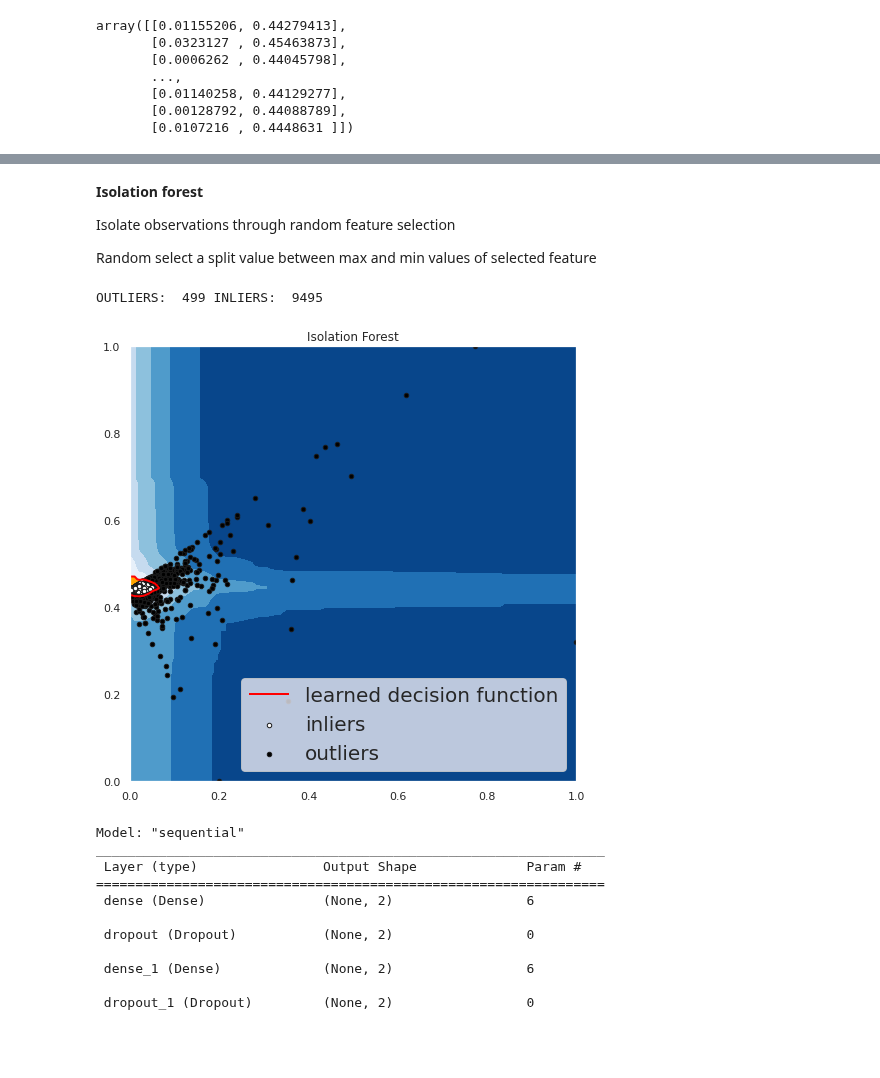
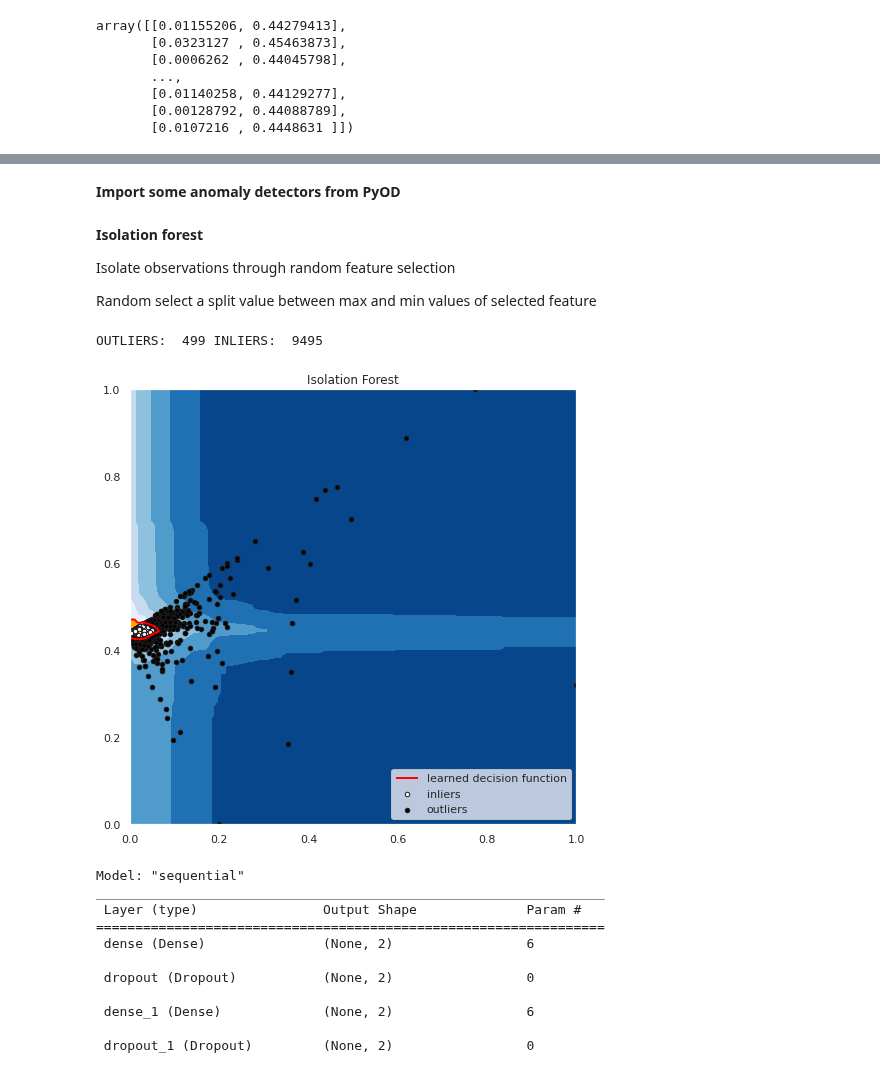
Before and after one commit to myconcordia/A2I2, a Jupyter notebook: Anomaly_Detection_with_PyOD.ipynb, the cells around one changed output, grey strips where cells are left out. Cells and saved outputs as stored; diff of their text form; code cells hidden in the pictures; blank space fills up the shorter version.

```diff
--- a/Anomaly_Detection_with_PyOD.ipynb
+++ b/Anomaly_Detection_with_PyOD.ipynb
@@ -247,0 +230,2 @@ array([[0.01155206, 0.44279413],
+# %% [markdown]
+**Import some anomaly detectors from PyOD**
@@ -265,37 +256,36 @@ plt.figure(figsize=(8, 8))
 
 df1 = df
 df1['outlier'] = y.tolist()
 
 # sales - inlier feature 1,  profit - inlier feature 2
 inliers_sales = np.array(df1['Sales'][df1['outlier'] == 0]).reshape(-1,1)
 inliers_profit = np.array(df1['Profit'][df1['outlier'] == 0]).reshape(-1,1)
 
 # sales - outlier feature 1, profit - outlier feature 2
 outliers_sales = df1['Sales'][df1['outlier'] == 1].values.reshape(-1,1)
 outliers_profit = df1['Profit'][df1['outlier'] == 1].values.reshape(-1,1)
 
 print('OUTLIERS: ',n_outliers,'INLIERS: ',n_inliers)
 
-threshold = percentile(scores_pred, 100 * outliers_fraction)
+threshold = np.percentile(scores_pred, 100 * outliers_fraction)
 Z = clf.decision_function(np.c_[xx.ravel(), yy.ravel()]) * -1
 Z = Z.reshape(xx.shape)
 plt.contourf(xx, yy, Z, levels=np.linspace(Z.min(), threshold, 7),cmap=plt.cm.Blues_r)
 a = plt.contour(xx, yy, Z, levels=[threshold],linewidths=2, colors='red')
 plt.contourf(xx, yy, Z, levels=[threshold, Z.max()],colors='orange')
 b = plt.scatter(inliers_sales, inliers_profit, c='white',s=20, edgecolor='k')
 
 c = plt.scatter(outliers_sales, outliers_profit, c='black',s=20, edgecolor='k')
 
 plt.axis('tight')
-plt.legend([a.collections[0], b,c], ['learned decision function', 'inliers','outliers'],
-           prop=matplotlib.font_manager.FontProperties(size=20),loc='lower right')
+plt.legend([a.collections[0], b,c], ['learned decision function', 'inliers','outliers'],loc='lower right')
 plt.xlim((0, 1))
 plt.ylim((0, 1))
 plt.title('Isolation Forest')
 plt.show();
 # %% [output]
 OUTLIERS:  499 INLIERS:  9495
-[figure, old version]
+[figure, new version]
 # %%
 from pyod.models.auto_encoder import AutoEncoder
 
```
Also changed, not shown: parts of 42 cells of this notebook.
